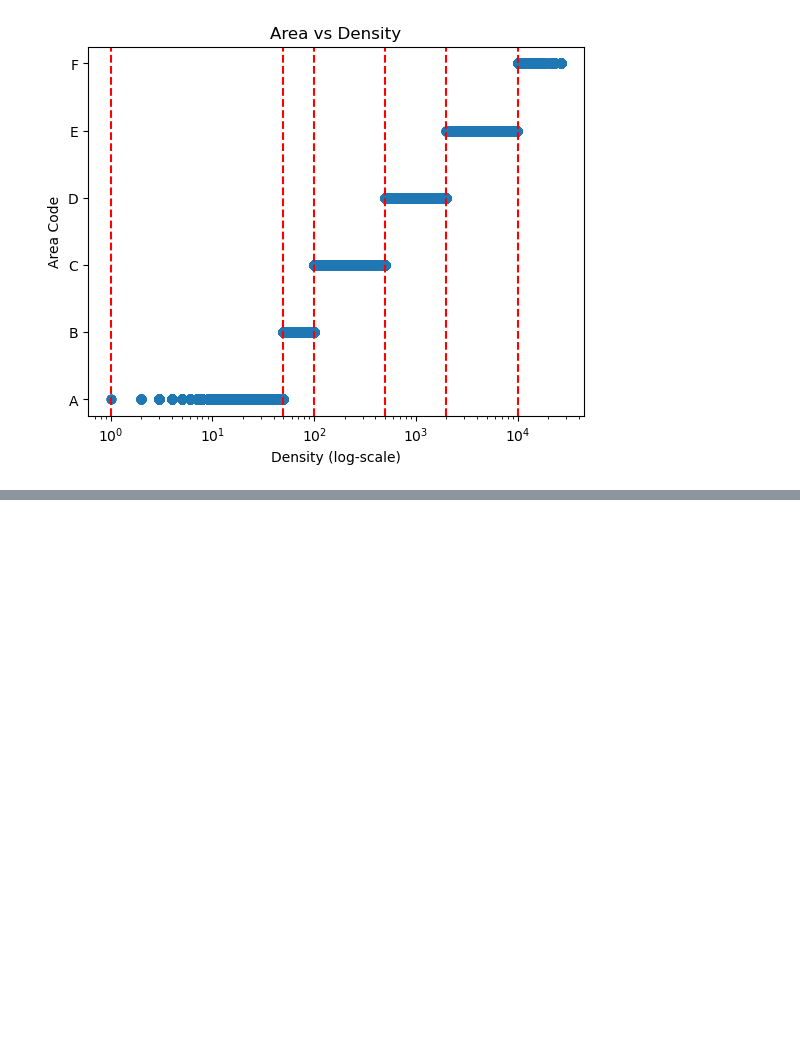
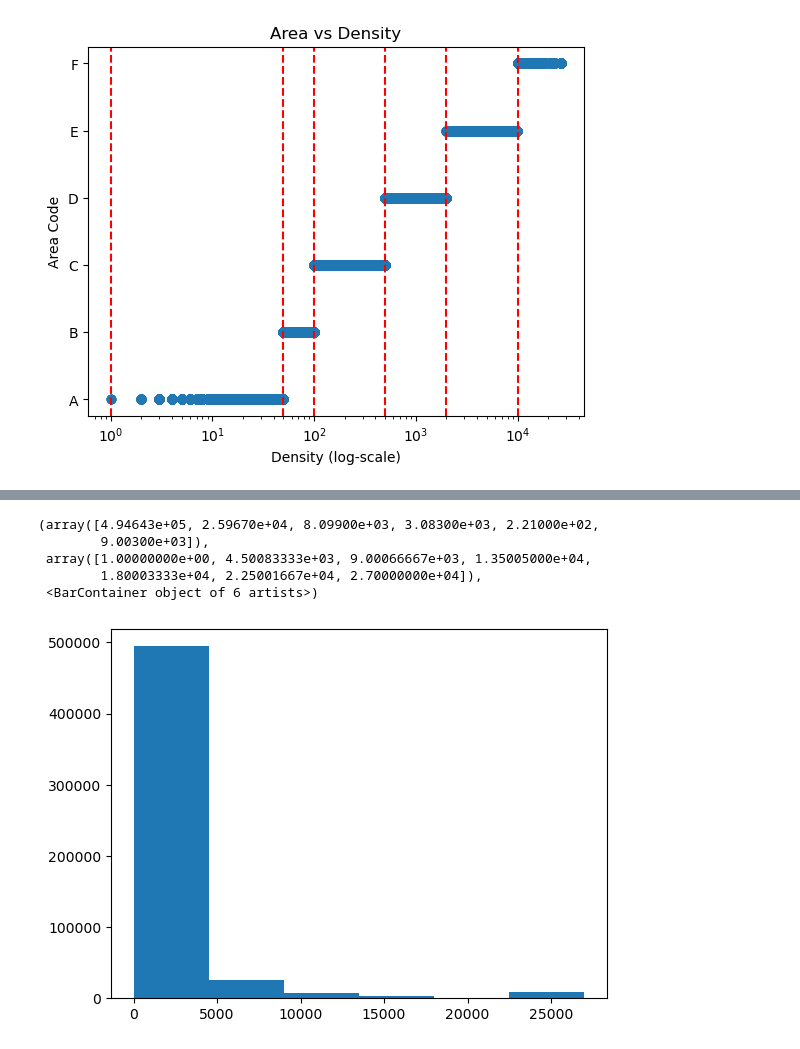
Before and after one commit to BossThePro/MLProject-Group-SR, a Jupyter notebook: test.ipynb, the cells around one changed output, grey strips where cells are left out. Drawn from its saved outputs; the diff is of its cells as text; code cells hidden in the pictures; blank space fills up the shorter version.

```diff
--- a/test.ipynb
+++ b/test.ipynb
@@ -403,3 +403,8 @@ plt.title("Area vs Density")
 # %% [output]
 Text(0.5, 1.0, 'Area vs Density')
 [figure]
+# %%
+import pandas as pd
+import matplotlib.pyplot as plt
+
+df = pd.read_csv(r"data\claims_train_final.csv")
@@ -405,0 +425,10 @@ Text(0.5, 1.0, 'Area vs Density')
+# %%
+#fig = plt.figure(figsize=(10,10))
+plt.hist(df["Density"],bins=6)
+# %% [output]
+(array([4.94643e+05, 2.59670e+04, 8.09900e+03, 3.08300e+03, 2.21000e+02,
+        9.00300e+03]),
+ array([1.00000000e+00, 4.50083333e+03, 9.00066667e+03, 1.35005000e+04,
+        1.80003333e+04, 2.25001667e+04, 2.70000000e+04]),
+ <BarContainer object of 6 artists>)
+[figure, added]
```
Also changed, not shown: parts of 1 cell of this notebook, 1 other file.
